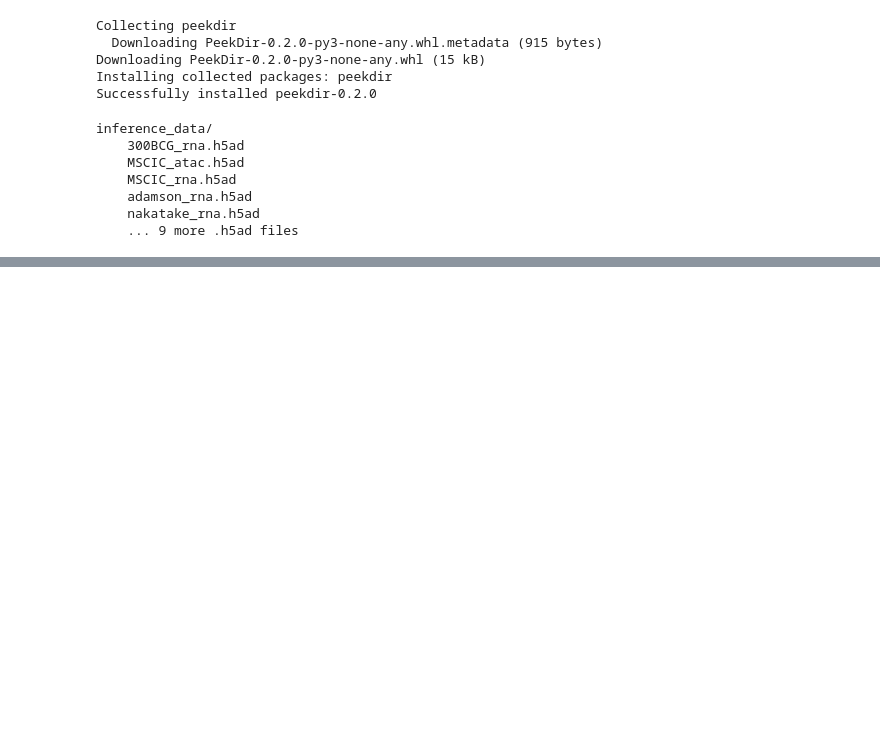
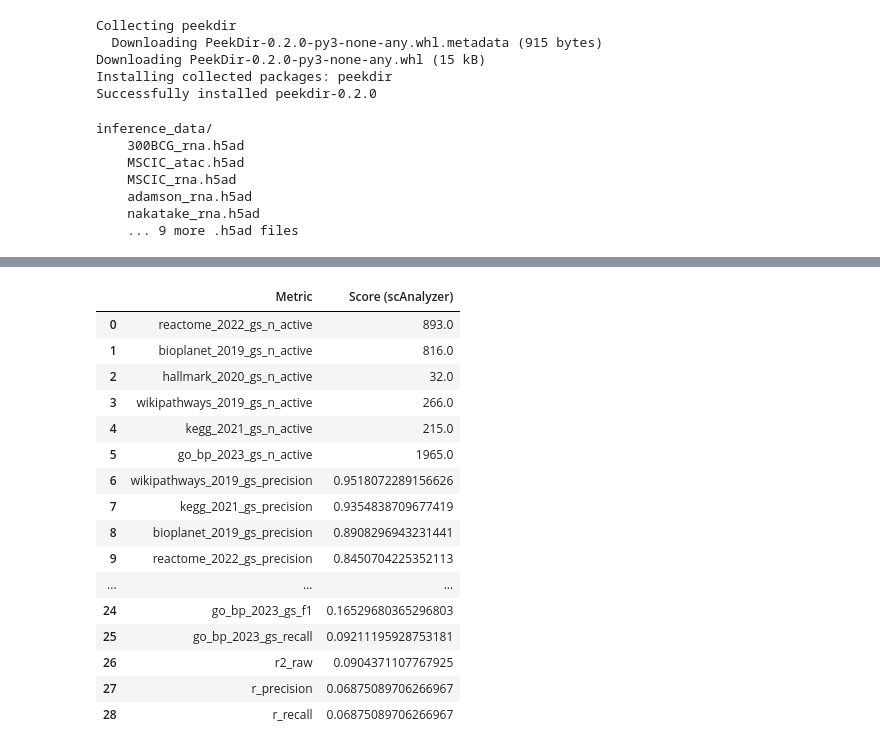
Before and after one commit to ayyucedemirbas/OpenProblems_GRN, a Jupyter notebook: scAnalyzer/MSCIC.ipynb, the cells around one changed output, grey strips where cells are left out. Cells and saved outputs as stored; diff of their text form; code cells hidden in the pictures; blank space fills up the shorter version.

Commit message:
scAnalyzer mscic results

```diff
--- a/scAnalyzer/MSCIC.ipynb
+++ b/scAnalyzer/MSCIC.ipynb
@@ -251,0 +315,43 @@ print(results_df.to_string(index=False))
+# %%
+import anndata as ad
+import pandas as pd
+from IPython.display import display
+
+score_data = ad.read_h5ad("../output/MSCIC_score.h5ad")
+
+metric_ids = score_data.uns['metric_ids']
+metric_values = score_data.uns['metric_values']
+
+df_scores = pd.DataFrame({
+    'Metric': metric_ids,
+    'Score (scAnalyzer)': metric_values
+})
+
+
+df_scores['Score (scAnalyzer)'] = df_scores['Score (scAnalyzer)'].round(3)
+
+
+df_scores = df_scores.sort_values(by='Score (scAnalyzer)', ascending=False).reset_index(drop=True)
+
+
+display(df_scores)
+
+df_scores.to_csv("../output/scAnalyzer_MSCIC_results.csv", index=False)
+# %% [output]
+|  | Metric | Score (scAnalyzer) |
+| 0 | reactome_2022_gs_n_active | 893.0 |
+| 1 | bioplanet_2019_gs_n_active | 816.0 |
+| 2 | hallmark_2020_gs_n_active | 32.0 |
+| 3 | wikipathways_2019_gs_n_active | 266.0 |
+| 4 | kegg_2021_gs_n_active | 215.0 |
+| 5 | go_bp_2023_gs_n_active | 1965.0 |
+| 6 | wikipathways_2019_gs_precision | 0.9518072289156626 |
+| 7 | kegg_2021_gs_precision | 0.9354838709677419 |
+| 8 | bioplanet_2019_gs_precision | 0.8908296943231441 |
+| 9 | reactome_2022_gs_precision | 0.8450704225352113 |
+| ... | ... | ... |
+| 24 | go_bp_2023_gs_f1 | 0.16529680365296803 |
+| 25 | go_bp_2023_gs_recall | 0.09211195928753181 |
+| 26 | r2_raw | 0.0904371107767925 |
+| 27 | r_precision | 0.06875089706266967 |
+| 28 | r_recall | 0.06875089706266967 |
```
Also changed, not shown: parts of 21 cells of this notebook, 3 other files.
